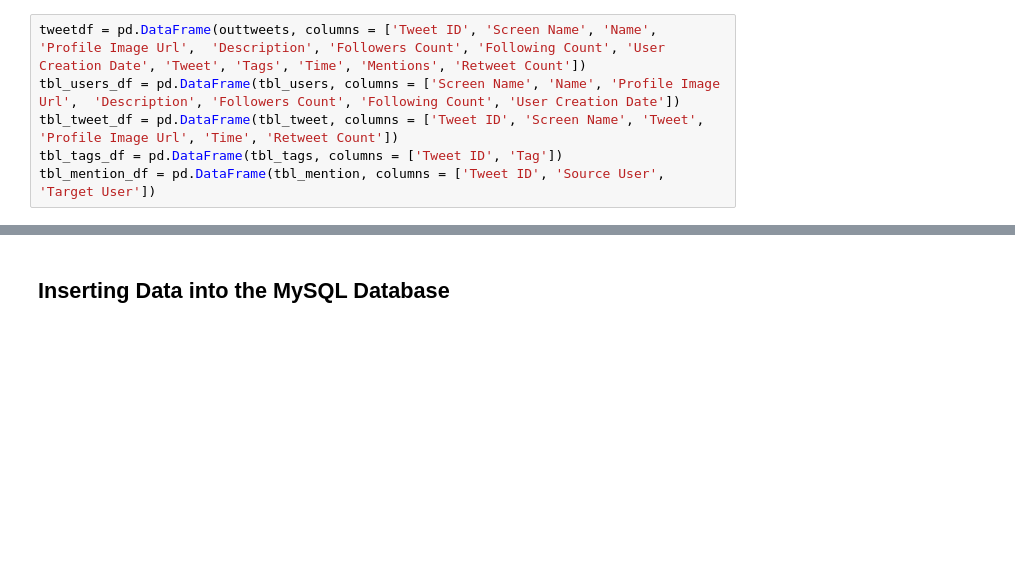
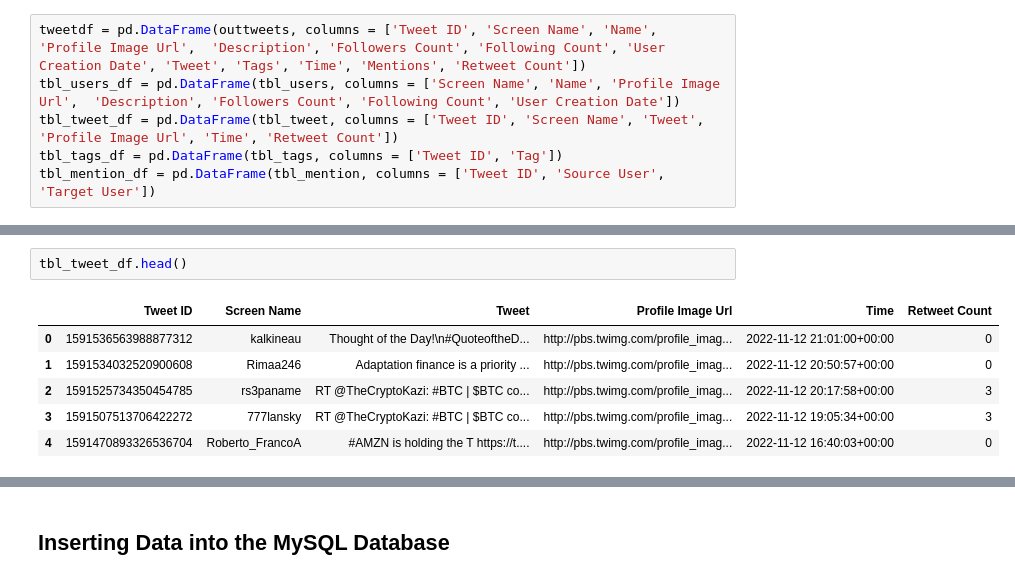
Before and after one commit to Draconian10/StockAssist, a Jupyter notebook: Twitter_Scraping/Twitter_Bot.ipynb, the cells around one changed output, grey strips where cells are left out. Drawn from its saved outputs; the diff is of its cells as text; blank space fills up the shorter version.

```diff
--- a/Twitter_Scraping/Twitter_Bot.ipynb
+++ b/Twitter_Scraping/Twitter_Bot.ipynb
@@ -145,0 +166,9 @@ tbl_mention_df = pd.DataFrame(tbl_mention, columns = ['Tweet ID', 'Source User',
+# %%
+tbl_tweet_df.head()
+# %% [output]
+|  | Tweet ID | Screen Name | Tweet | Profile Image Url | Time | Retweet Count |
+| 0 | 1591536563988877312 | kalkineau | Thought of the Day!\n#QuoteoftheD... | http://pbs.twimg.com/profile_imag... | 2022-11-12 21:01:00+00:00 | 0 |
+| 1 | 1591534032520900608 | Rimaa246 | Adaptation finance is a priority ... | http://pbs.twimg.com/profile_imag... | 2022-11-12 20:50:57+00:00 | 0 |
+| 2 | 1591525734350454785 | rs3paname | RT @TheCryptoKazi: #BTC | $BTC co... | http://pbs.twimg.com/profile_imag... | 2022-11-12 20:17:58+00:00 | 3 |
+| 3 | 1591507513706422272 | 777lansky | RT @TheCryptoKazi: #BTC | $BTC co... | http://pbs.twimg.com/profile_imag... | 2022-11-12 19:05:34+00:00 | 3 |
+| 4 | 1591470893326536704 | Roberto_FrancoA | #AMZN is holding the T https://t.... | http://pbs.twimg.com/profile_imag... | 2022-11-12 16:40:03+00:00 | 0 |
```
Also changed, not shown: parts of 6 cells of this notebook.
